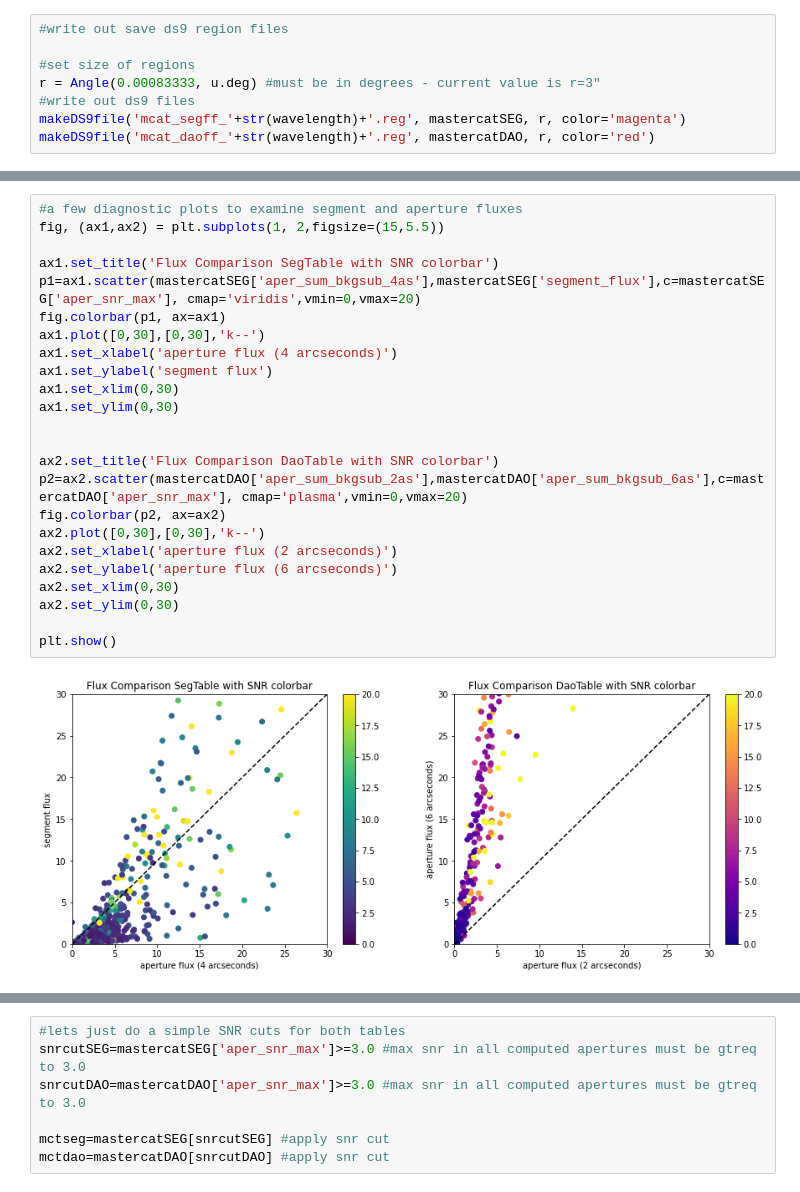
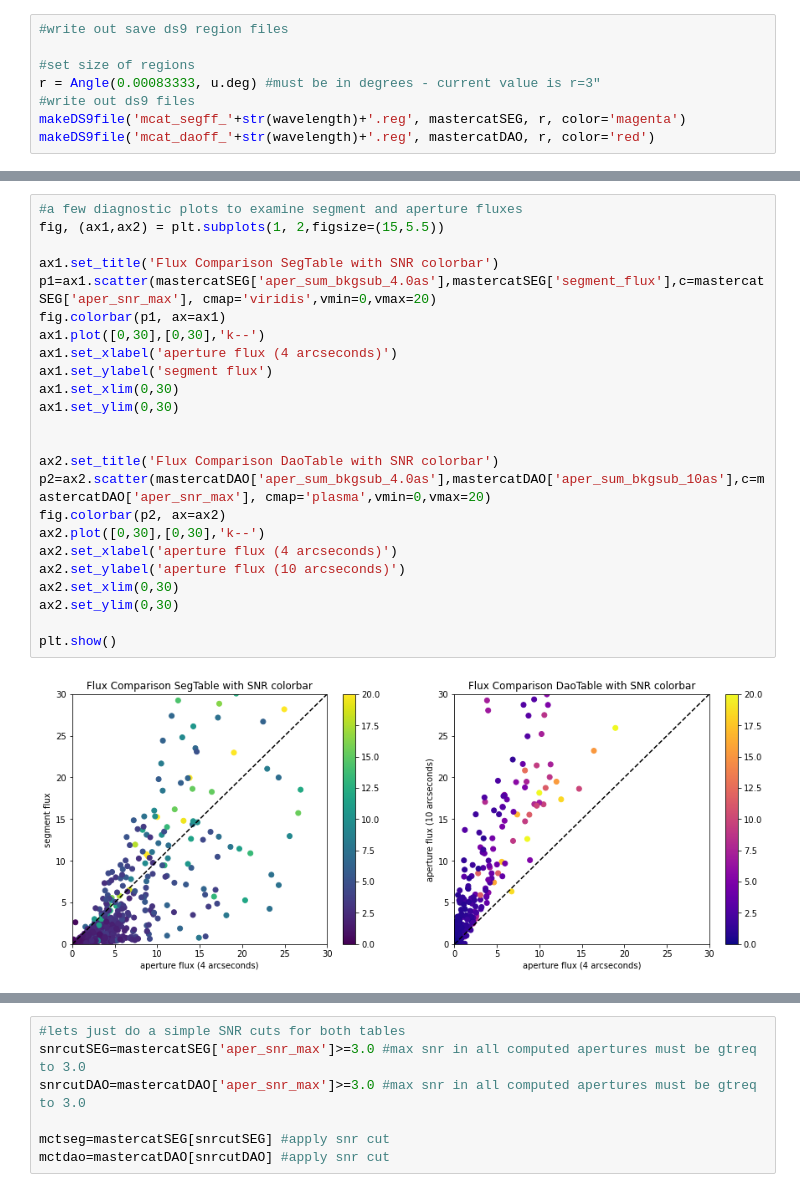
Before and after one commit to mjhankins/SFGCphotcode, a Jupyter notebook: ExaminePhotTables.ipynb, the cells around one changed output, grey strips where cells are left out. Cells and saved outputs as stored; diff of their text form.

```diff
--- a/ExaminePhotTables.ipynb
+++ b/ExaminePhotTables.ipynb
@@ -299,29 +305,29 @@ plt.show()
 # %%
 #a few diagnostic plots to examine segment and aperture fluxes
 fig, (ax1,ax2) = plt.subplots(1, 2,figsize=(15,5.5))
 
 ax1.set_title('Flux Comparison SegTable with SNR colorbar')
-p1=ax1.scatter(mastercatSEG['aper_sum_bkgsub_4as'],mastercatSEG['segment_flux'],c=mastercatSEG['aper_snr_max'], cmap='viridis',vmin=0,vmax=20)
+p1=ax1.scatter(mastercatSEG['aper_sum_bkgsub_4.0as'],mastercatSEG['segment_flux'],c=mastercatSEG['aper_snr_max'], cmap='viridis',vmin=0,vmax=20)
 fig.colorbar(p1, ax=ax1)
 ax1.plot([0,30],[0,30],'k--')
 ax1.set_xlabel('aperture flux (4 arcseconds)')
 ax1.set_ylabel('segment flux')
 ax1.set_xlim(0,30)
 ax1.set_ylim(0,30)
 
 
 ax2.set_title('Flux Comparison DaoTable with SNR colorbar')
-p2=ax2.scatter(mastercatDAO['aper_sum_bkgsub_2as'],mastercatDAO['aper_sum_bkgsub_6as'],c=mastercatDAO['aper_snr_max'], cmap='plasma',vmin=0,vmax=20)
+p2=ax2.scatter(mastercatDAO['aper_sum_bkgsub_4.0as'],mastercatDAO['aper_sum_bkgsub_10as'],c=mastercatDAO['aper_snr_max'], cmap='plasma',vmin=0,vmax=20)
 fig.colorbar(p2, ax=ax2)
 ax2.plot([0,30],[0,30],'k--')
-ax2.set_xlabel('aperture flux (2 arcseconds)')
-ax2.set_ylabel('aperture flux (6 arcseconds)')
+ax2.set_xlabel('aperture flux (4 arcseconds)')
+ax2.set_ylabel('aperture flux (10 arcseconds)')
 ax2.set_xlim(0,30)
 ax2.set_ylim(0,30)
 
 plt.show()
 # %% [output]
-[figure, old version]
+[figure, new version]
 # %%
 #a few diagnostic plots to examine segment and aperture fluxes
 fig, (ax1,ax2) = plt.subplots(1, 2,figsize=(15,5.5))
```
Also changed, not shown: parts of 15 cells of this notebook, 4 other files.
